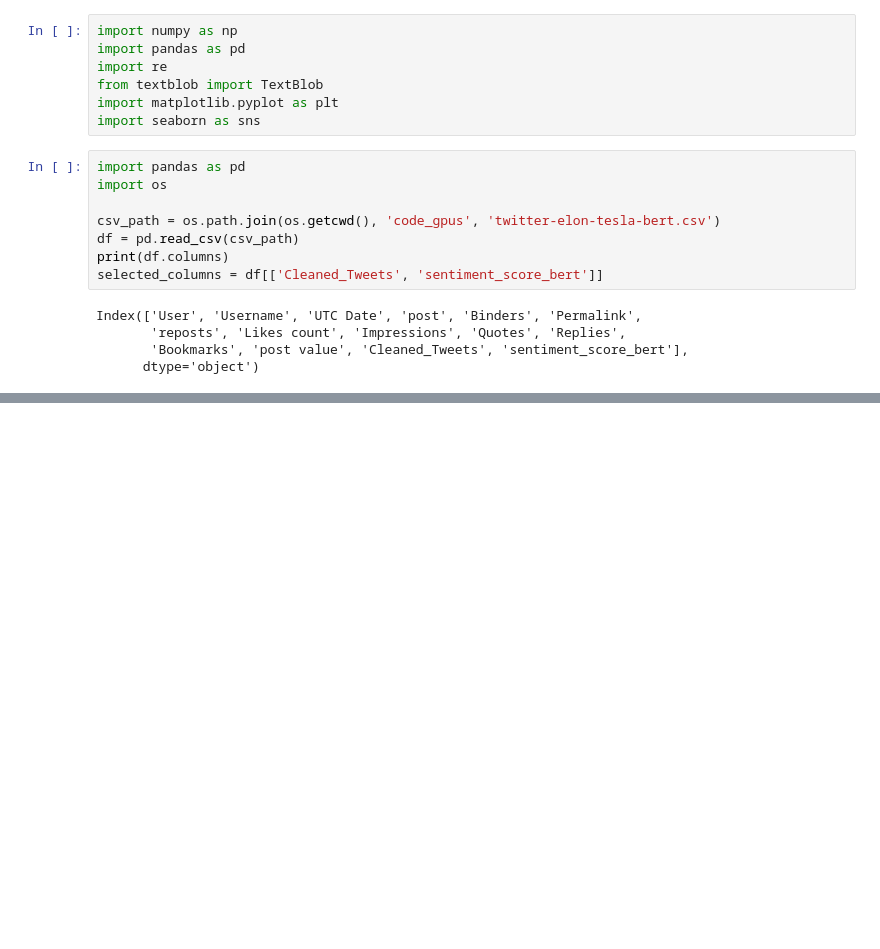
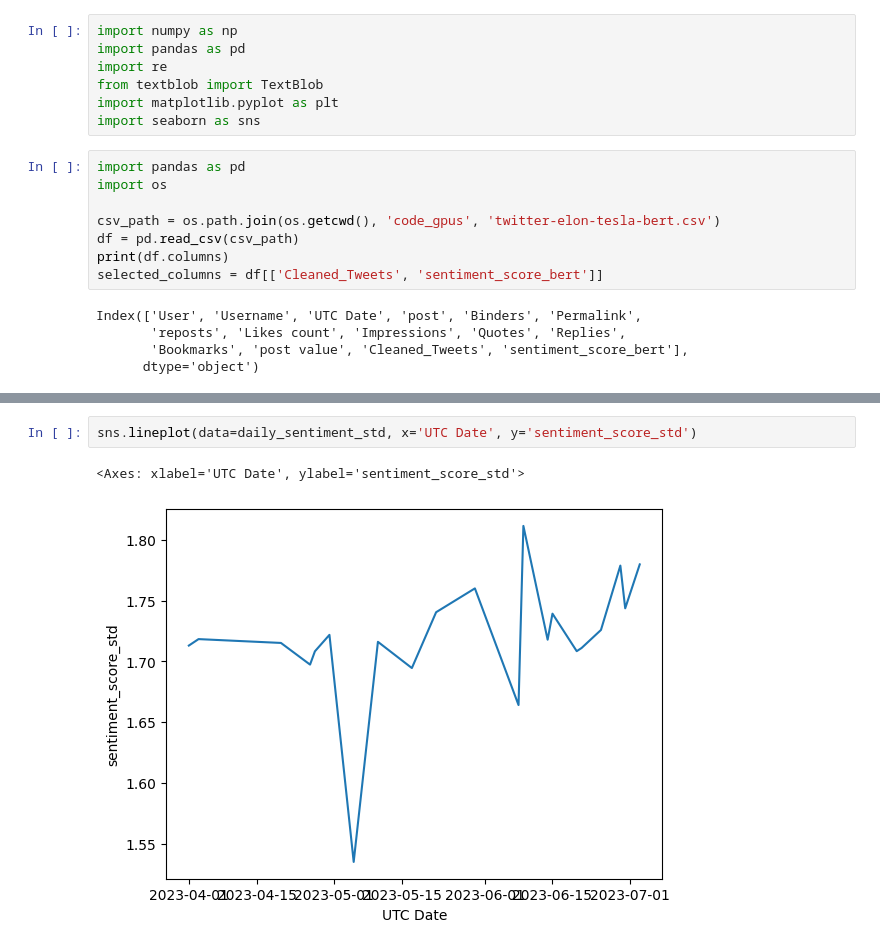
Before and after one commit to filippogiovagnini/sentimental-analysis-twitter-elon-tesla, a Jupyter notebook: after_bert_visualization.ipynb, the cells around one changed output, grey strips where cells are left out. Saved outputs shown, nothing was run; the diff lists cells and outputs as text; blank space fills up the shorter version.

```diff
--- a/after_bert_visualization.ipynb
+++ b/after_bert_visualization.ipynb
@@ -108,0 +90,5 @@ plt.show()
+# %%
+sns.lineplot(data=daily_sentiment_std, x='UTC Date', y='sentiment_score_std')
+# %% [output]
+<Axes: xlabel='UTC Date', ylabel='sentiment_score_std'>
+[figure, added]
```
Also changed, not shown: parts of 8 cells of this notebook, 1 other file.
